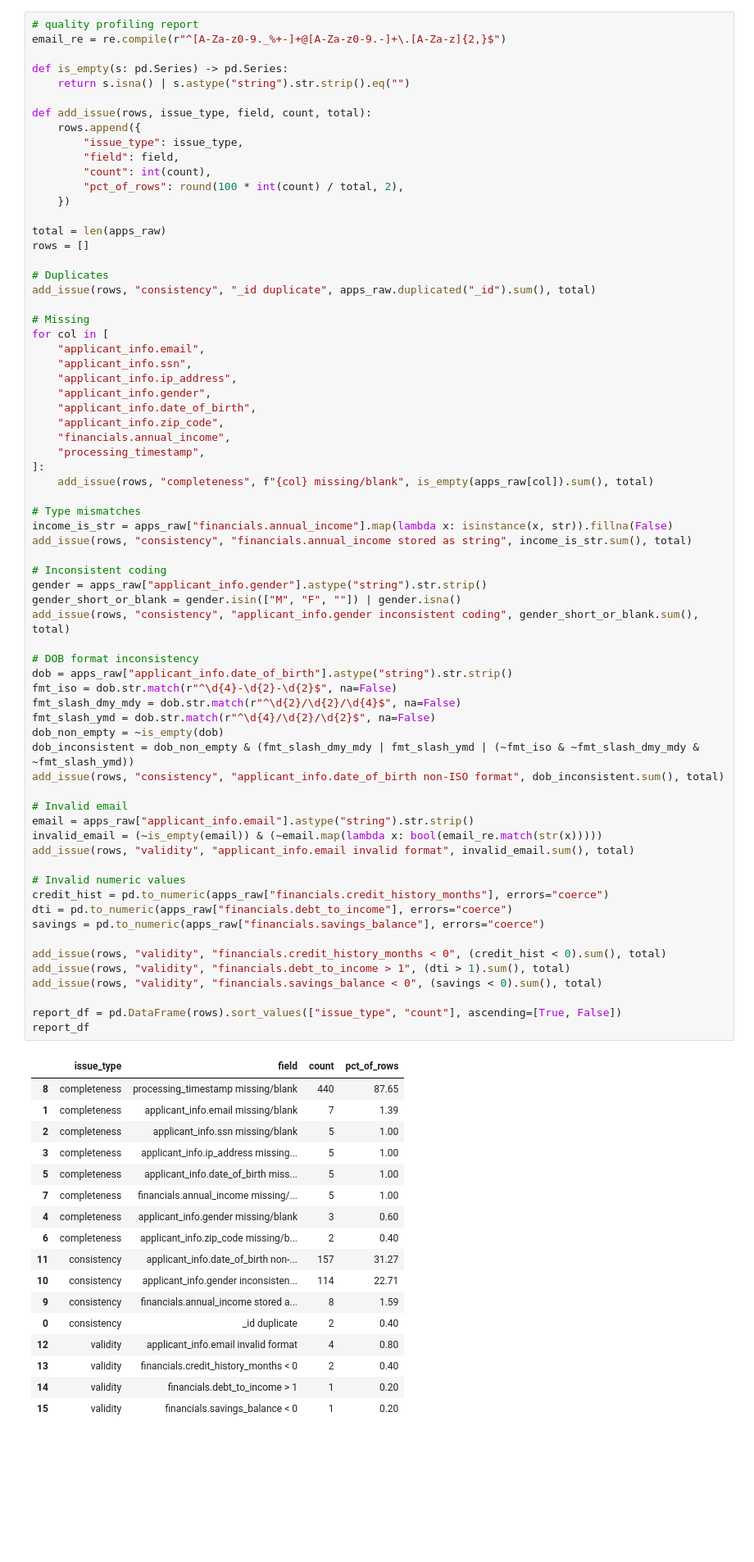
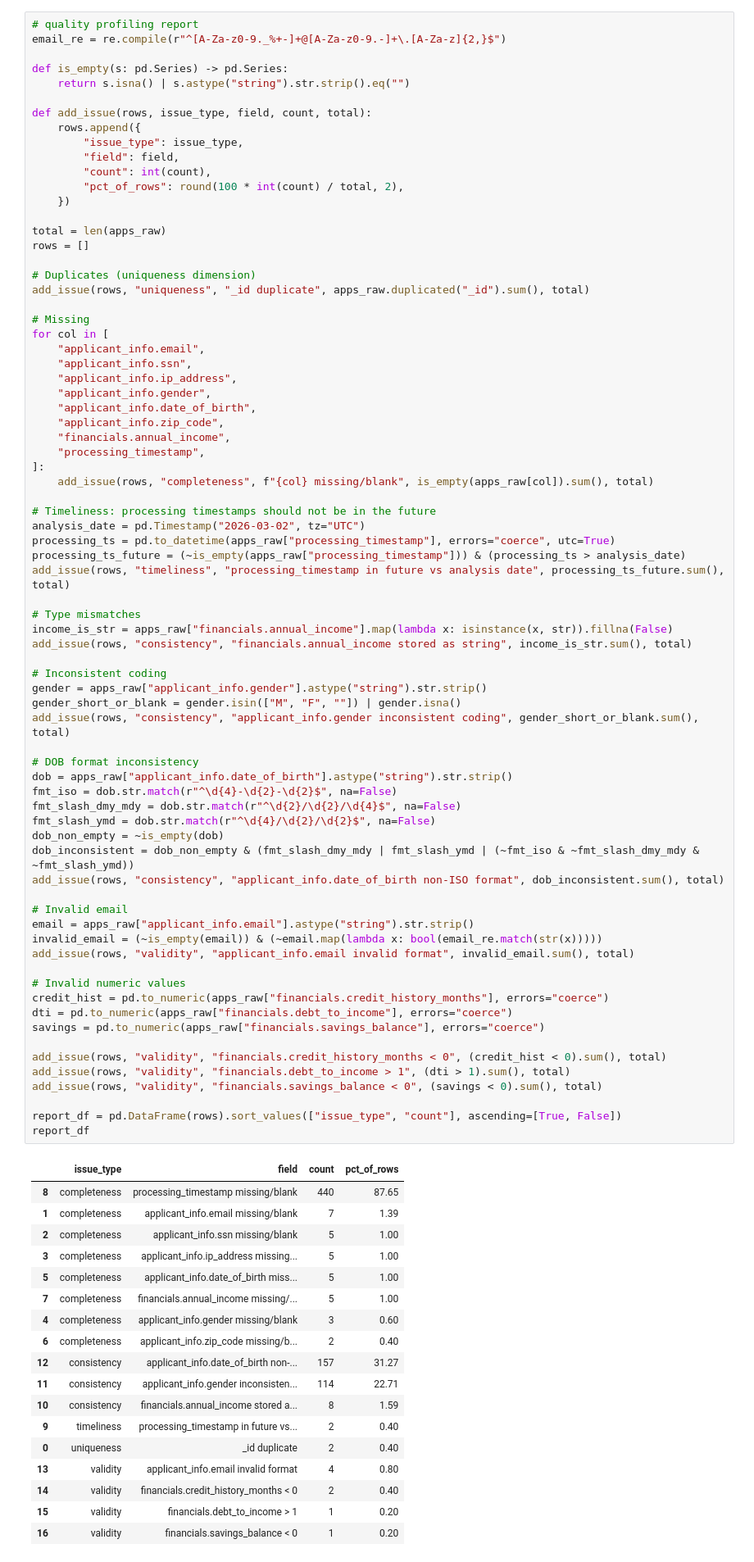
Before and after one commit to selin71414/dego-project-team9, a Jupyter notebook: notebooks/01-data-quality.ipynb, the cells around one changed output. Shown at 82% size. Drawn from its saved outputs; the diff is of its cells as text; blank space fills up the shorter version.

Commit message:
Add timeliness flag and expand validation summaries

```diff
--- a/notebooks/01-data-quality.ipynb
+++ b/notebooks/01-data-quality.ipynb
@@ -65,8 +65,8 @@ def add_issue(rows, issue_type, field, count, total):
 total = len(apps_raw)
 rows = []
 
-# Duplicates
-add_issue(rows, "consistency", "_id duplicate", apps_raw.duplicated("_id").sum(), total)
+# Duplicates (uniqueness dimension)
+add_issue(rows, "uniqueness", "_id duplicate", apps_raw.duplicated("_id").sum(), total)
 
 # Missing
 for col in [
@@ -80,6 +80,12 @@ for col in [
     "processing_timestamp",
 ]:
     add_issue(rows, "completeness", f"{col} missing/blank", is_empty(apps_raw[col]).sum(), total)
+
+# Timeliness: processing timestamps should not be in the future
+analysis_date = pd.Timestamp("2026-03-02", tz="UTC")
+processing_ts = pd.to_datetime(apps_raw["processing_timestamp"], errors="coerce", utc=True)
+processing_ts_future = (~is_empty(apps_raw["processing_timestamp"])) & (processing_ts > analysis_date)
+add_issue(rows, "timeliness", "processing_timestamp in future vs analysis date", processing_ts_future.sum(), total)
 
 # Type mismatches
 income_is_str = apps_raw["financials.annual_income"].map(lambda x: isinstance(x, str)).fillna(False)
@@ -98,41 +104,42 @@ fmt_slash_ymd = dob.str.match(r"^\d{4}/\d{2}/\d{2}$", na=False)
 dob_non_empty = ~is_empty(dob)
 dob_inconsistent = dob_non_empty & (fmt_slash_dmy_mdy | fmt_slash_ymd | (~fmt_iso & ~fmt_slash_dmy_mdy & ~fmt_slash_ymd))
 add_issue(rows, "consistency", "applicant_info.date_of_birth non-ISO format", dob_inconsistent.sum(), total)
 
 # Invalid email
 email = apps_raw["applicant_info.email"].astype("string").str.strip()
 invalid_email = (~is_empty(email)) & (~email.map(lambda x: bool(email_re.match(str(x)))))
 add_issue(rows, "validity", "applicant_info.email invalid format", invalid_email.sum(), total)
 
 # Invalid numeric values
 credit_hist = pd.to_numeric(apps_raw["financials.credit_history_months"], errors="coerce")
 dti = pd.to_numeric(apps_raw["financials.debt_to_income"], errors="coerce")
 savings = pd.to_numeric(apps_raw["financials.savings_balance"], errors="coerce")
 
 add_issue(rows, "validity", "financials.credit_history_months < 0", (credit_hist < 0).sum(), total)
 add_issue(rows, "validity", "financials.debt_to_income > 1", (dti > 1).sum(), total)
 add_issue(rows, "validity", "financials.savings_balance < 0", (savings < 0).sum(), total)
 
 report_df = pd.DataFrame(rows).sort_values(["issue_type", "count"], ascending=[True, False])
 report_df
 # %% [output]
 |  | issue_type | field | count | pct_of_rows |
 | 8 | completeness | processing_timestamp missing/blank | 440 | 87.65 |
 | 1 | completeness | applicant_info.email missing/blank | 7 | 1.39 |
 | 2 | completeness | applicant_info.ssn missing/blank | 5 | 1.00 |
 | 3 | completeness | applicant_info.ip_address missing... | 5 | 1.00 |
 | 5 | completeness | applicant_info.date_of_birth miss... | 5 | 1.00 |
 | 7 | completeness | financials.annual_income missing/... | 5 | 1.00 |
 | 4 | completeness | applicant_info.gender missing/blank | 3 | 0.60 |
 | 6 | completeness | applicant_info.zip_code missing/b... | 2 | 0.40 |
-| 11 | consistency | applicant_info.date_of_birth non-... | 157 | 31.27 |
-| 10 | consistency | applicant_info.gender inconsisten... | 114 | 22.71 |
-| 9 | consistency | financials.annual_income stored a... | 8 | 1.59 |
-| 0 | consistency | _id duplicate | 2 | 0.40 |
-| 12 | validity | applicant_info.email invalid format | 4 | 0.80 |
-| 13 | validity | financials.credit_history_months < 0 | 2 | 0.40 |
-| 14 | validity | financials.debt_to_income > 1 | 1 | 0.20 |
-| 15 | validity | financials.savings_balance < 0 | 1 | 0.20 |
+| 12 | consistency | applicant_info.date_of_birth non-... | 157 | 31.27 |
+| 11 | consistency | applicant_info.gender inconsisten... | 114 | 22.71 |
+| 10 | consistency | financials.annual_income stored a... | 8 | 1.59 |
+| 9 | timeliness | processing_timestamp in future vs... | 2 | 0.40 |
+| 0 | uniqueness | _id duplicate | 2 | 0.40 |
+| 13 | validity | applicant_info.email invalid format | 4 | 0.80 |
+| 14 | validity | financials.credit_history_months < 0 | 2 | 0.40 |
+| 15 | validity | financials.debt_to_income > 1 | 1 | 0.20 |
+| 16 | validity | financials.savings_balance < 0 | 1 | 0.20 |
 # %%
 # deterministic cleaning
 apps_clean = apps_raw.copy()
```
Also changed, not shown: parts of 5 cells of this notebook, 3 other files.
